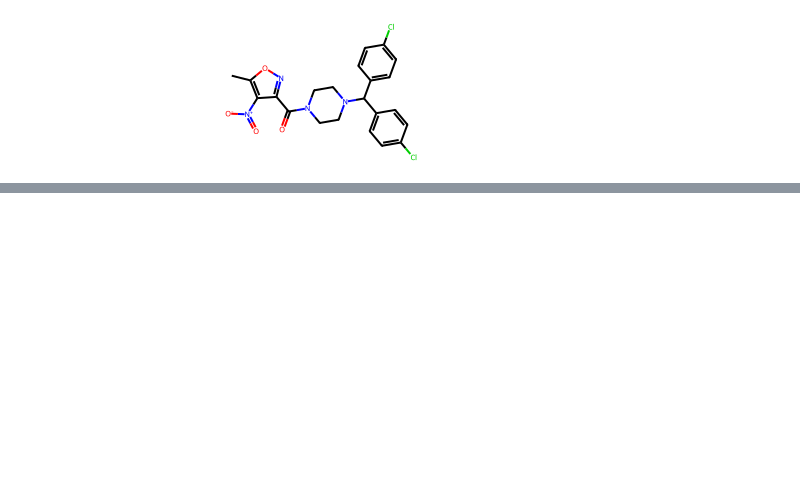
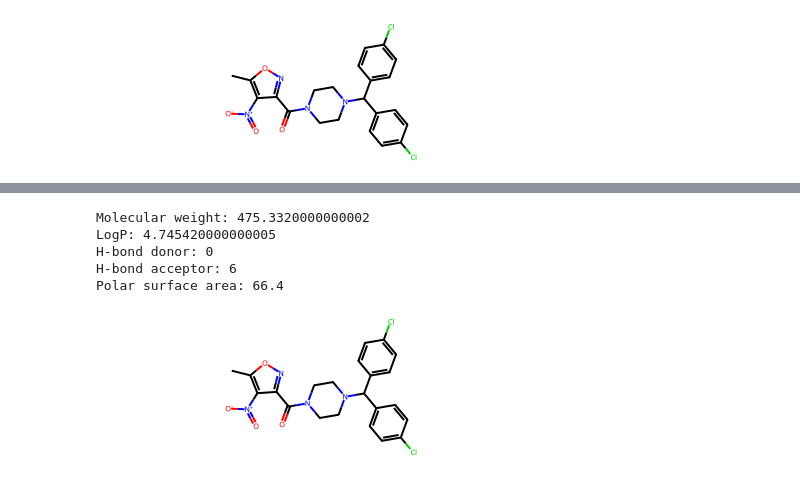
Before and after one commit to Biocomputing-Teaching/Carla-F-TFM, a Jupyter notebook: code/rdkit_ml210.ipynb, the cells around one changed output, grey strips where cells are left out. Saved outputs shown, nothing was run; the diff lists cells and outputs as text; code cells hidden in the pictures; blank space fills up the shorter version.

```diff
--- a/code/rdkit_ml210.ipynb
+++ b/code/rdkit_ml210.ipynb
@@ -92,0 +165,27 @@ print(df.head(10))
+# %%
+print('ML210')
+smiles_ml210 = "Cc1onc(C(=O)N2CCN(C(c3ccc(Cl)cc3)c3ccc(Cl)cc3)CC2)c1[N+](=O)[O-]"
+
+from rdkit import Chem
+mol_ml210=Chem.MolFromSmiles(smiles_ml210)
+
+ml210mw = Descriptors.MolWt(mol_ml210)
+ml210logp = Descriptors.MolLogP(mol_ml210)
+ml210num_hbd = Descriptors.NumHDonors(mol_ml210)
+ml210num_hba = Descriptors.NumHAcceptors(mol_ml210)
+ml210psa = Descriptors.TPSA(mol_ml210)
+
+print(f'Molecular weight: {ml210mw}')
+print(f'LogP: {ml210logp}')
+print(f'H-bond donor: {ml210num_hbd}')
+print(f'H-bond acceptor: {ml210num_hba}')
+print(f'Polar surface area: {ml210psa}')
+
+mol_ml210
+# %% [output]
+Molecular weight: 475.3320000000002
+LogP: 4.745420000000005
+H-bond donor: 0
+H-bond acceptor: 6
+Polar surface area: 66.4
+[figure, added]
```
Also changed, not shown: parts of 11 cells of this notebook.
